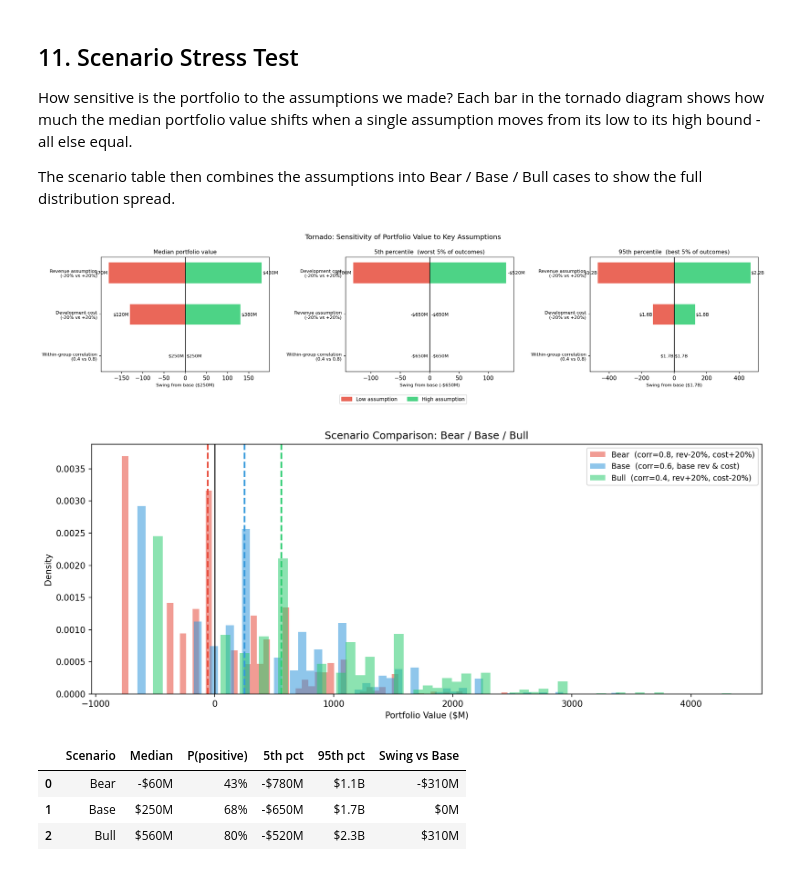
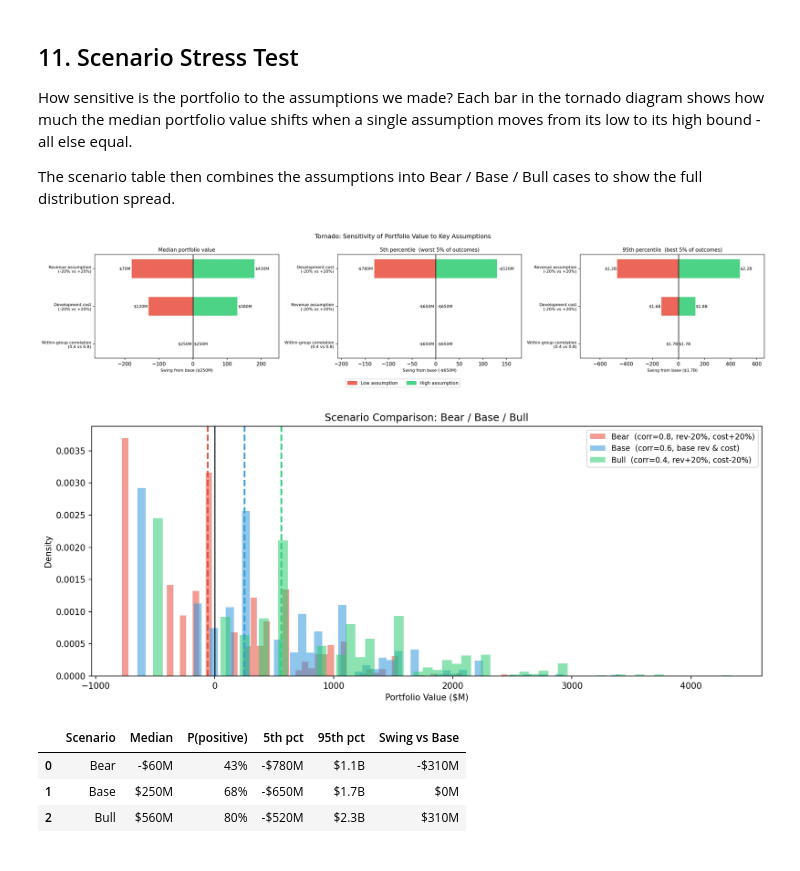
Before and after one commit to ChristopherSNelson/PoTS_decisionTool, a Jupyter notebook: portfolio_demo.ipynb, the cells around one changed output. Saved outputs shown, nothing was run; the diff lists cells and outputs as text; code cells hidden in the pictures.

```diff
--- a/portfolio_demo.ipynb
+++ b/portfolio_demo.ipynb
@@ -499,8 +499,11 @@ def tornado_panel(ax, stat_fn, base_val, title):
     ax.set_yticklabels(labels_ord, fontsize=8)
     ax.set_xlabel(f'Swing from base ({fmt(base_val)})', fontsize=8)
     ax.set_title(title, fontsize=10)
+    # Expand xlim so bar-end labels don't collide with y-axis tick labels
+    span = max(hi_swing.max() - lo_swing.min(), 1)
+    ax.set_xlim(lo_swing.min() - span * 0.30, hi_swing.max() + span * 0.20)
 
-fig, axes = plt.subplots(1, 3, figsize=(18, 4), sharey=False)
+fig, axes = plt.subplots(1, 3, figsize=(20, 4), sharey=False)
 
 tornado_panel(axes[0], np.median,
               np.median(base_pv),
@@ -530,34 +533,34 @@ scenario_labels = {
     'Bear': 'Bear  (corr=0.8, rev-20%, cost+20%)',
     'Base': 'Base  (corr=0.6, base rev & cost)',
     'Bull': 'Bull  (corr=0.4, rev+20%, cost-20%)',
 }
 for name, pv in st['scenarios'].items():
     ax.hist(pv, bins=60, alpha=0.55, color=scenario_colors[name],
             label=scenario_labels[name], density=True)
     ax.axvline(np.median(pv), color=scenario_colors[name], linewidth=2, linestyle='--')
 ax.axvline(0, color='black', linewidth=1.2)
 ax.set_xlabel(f'Portfolio Value ({chr(36)}M)')
 ax.set_ylabel('Density')
 ax.set_title('Scenario Comparison: Bear / Base / Bull')
 ax.legend(fontsize=9)
 fig.tight_layout()
 fig.savefig('plots/stress_test_scenarios.png', bbox_inches='tight')
 plt.show()
 
 # --- Summary table ---
 rows = []
 for name, pv in st['scenarios'].items():
     rows.append({
         'Scenario': name,
         'Median': fmt(np.median(pv)),
         'P(positive)': f'{(pv > 0).mean():.0%}',
         '5th pct': fmt(np.percentile(pv, 5)),
         '95th pct': fmt(np.percentile(pv, 95)),
         'Swing vs Base': fmt(np.median(pv) - np.median(base_pv)),
     })
 display(pd.DataFrame(rows))
 # %% [output]
-[figure, old version]
+[figure, new version]
 [figure]
 |  | Scenario | Median | P(positive) | 5th pct | 95th pct | Swing vs Base |
 | 0 | Bear | -$60M | 43% | -$780M | $1.1B | -$310M |
```
Also changed, not shown: 1 other file.
